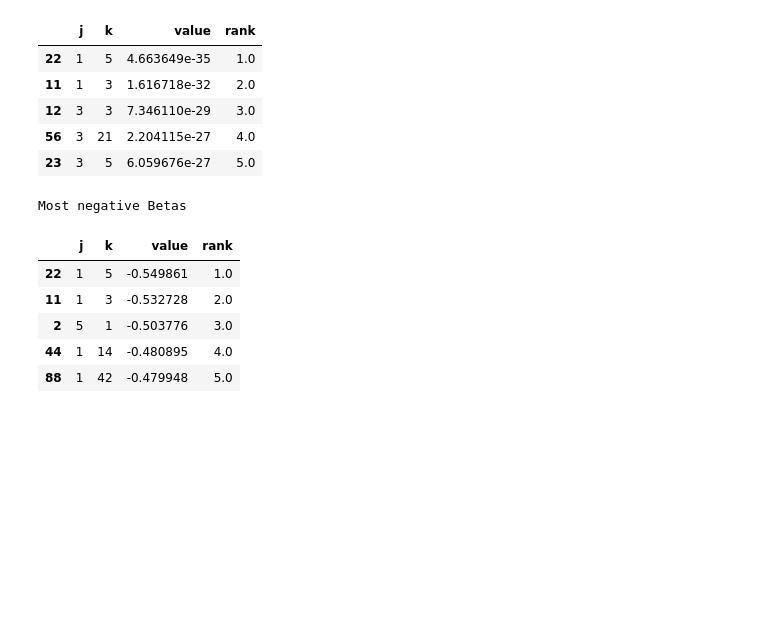
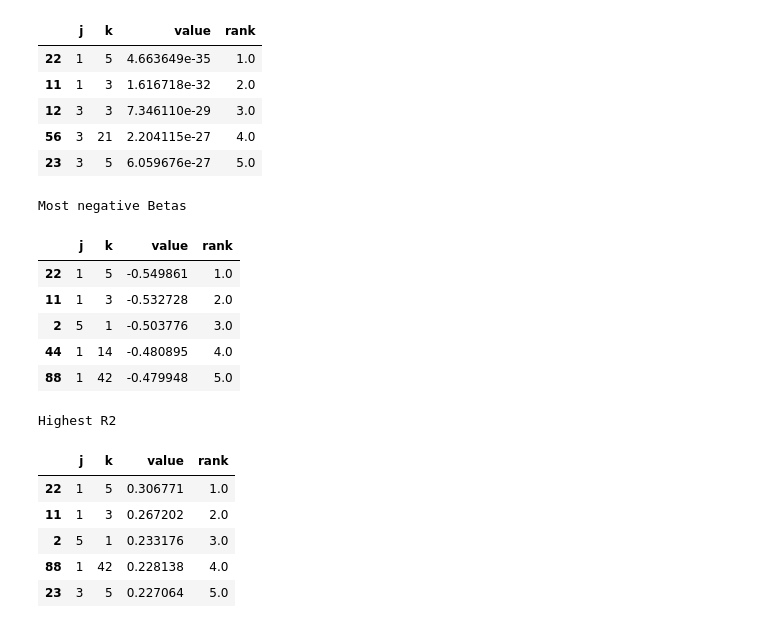
Before and after one commit to andrewpark19/QTS_Final_Project, a Jupyter notebook: QTS_Trading_Project.ipynb, the cells around one changed output. Cells and saved outputs as stored; diff of their text form; code cells hidden in the pictures; blank space fills up the shorter version.

```diff
--- a/QTS_Trading_Project.ipynb
+++ b/QTS_Trading_Project.ipynb
@@ -518,4 +534,15 @@ Most negative Betas
 | 2 | 5 | 1 | -0.503776 | 3.0 |
 | 44 | 1 | 14 | -0.480895 | 4.0 |
 | 88 | 1 | 42 | -0.479948 | 5.0 |
+# %%
+print(f"Highest R2")
+rank_param(r2_df,ascending=False).head()
+# %% [output]
+Highest R2
+|  | j | k | value | rank |
+| 22 | 1 | 5 | 0.306771 | 1.0 |
+| 11 | 1 | 3 | 0.267202 | 2.0 |
+| 2 | 5 | 1 | 0.233176 | 3.0 |
+| 88 | 1 | 42 | 0.228138 | 4.0 |
+| 23 | 3 | 5 | 0.227064 | 5.0 |
 # %%
```
Also changed, not shown: parts of 6 cells of this notebook, 1 other file.
